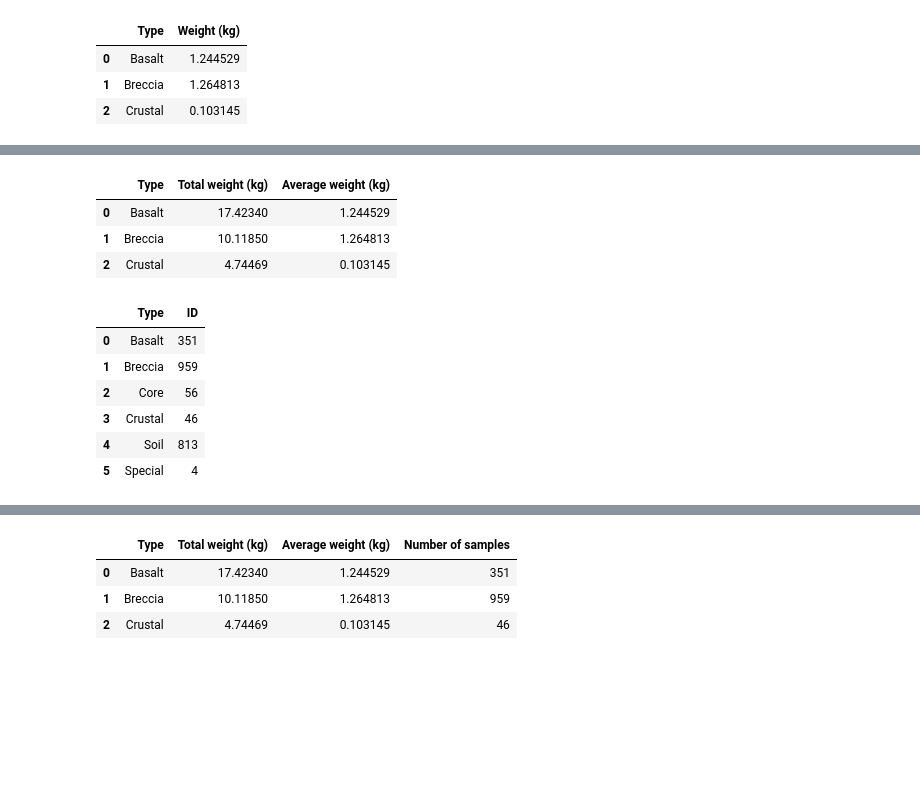
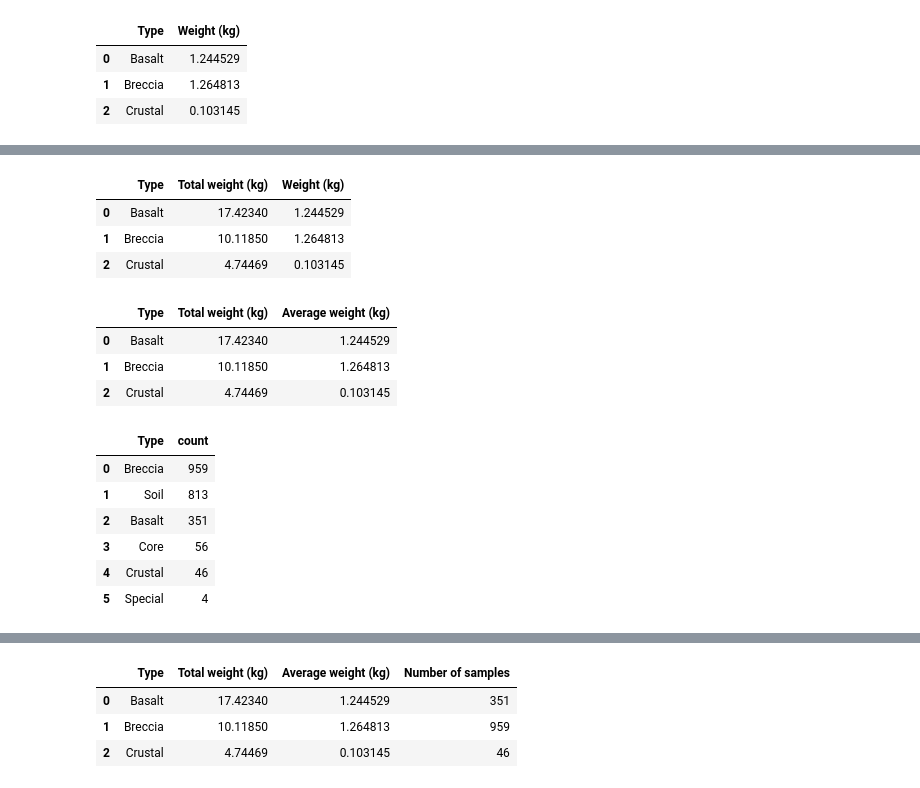
Before and after one commit to zer0ken/ms-ai-school, a Jupyter notebook: over-the-moon/OverTheMoon_달탐사.ipynb, the cells around one changed output, grey strips where cells are left out. Saved outputs shown, nothing was run; the diff lists cells and outputs as text; code cells hidden in the pictures; blank space fills up the shorter version.

```diff
--- a/over-the-moon/OverTheMoon_달탐사.ipynb
+++ b/over-the-moon/OverTheMoon_달탐사.ipynb
@@ -914,2 +924,13 @@ needed_sample_weight
+# %%
+# 두 데이터프레임을 병합한다.
+
+merged = pd.merge(needed_samples_overview, needed_samples_weight_mean, on='Type')
+needed_samples_overview = merged
+needed_samples_overview
+# %% [output]
+|  | Type | Total weight (kg) | Weight (kg) |
+| 0 | Basalt | 17.42340 | 1.244529 |
+| 1 | Breccia | 10.11850 | 1.264813 |
+| 2 | Crustal | 4.74469 | 0.103145 |
 # %%
 # 컬럼명을 변경 'Weight (kg)' -> 'Average weight (kg)'
@@ -920,11 +944,14 @@ needed_sample_weight
 | 2 | Crustal | 4.74469 | 0.103145 |
 # %%
 # rock_samples 데이터프레임에서 암석유형별('Type') 개수를 구해서 total_rock_count 라는 데이터프레임을 만든다.
+
+total_rock_count = rock_samples['Type'].value_counts().reset_index()
+total_rock_count
 # %% [output]
-|  | Type | ID |
-| 0 | Basalt | 351 |
-| 1 | Breccia | 959 |
-| 2 | Core | 56 |
-| 3 | Crustal | 46 |
-| 4 | Soil | 813 |
+|  | Type | count |
+| 0 | Breccia | 959 |
+| 1 | Soil | 813 |
+| 2 | Basalt | 351 |
+| 3 | Core | 56 |
+| 4 | Crustal | 46 |
 | 5 | Special | 4 |
```
Also changed, not shown: parts of 18 cells of this notebook.
